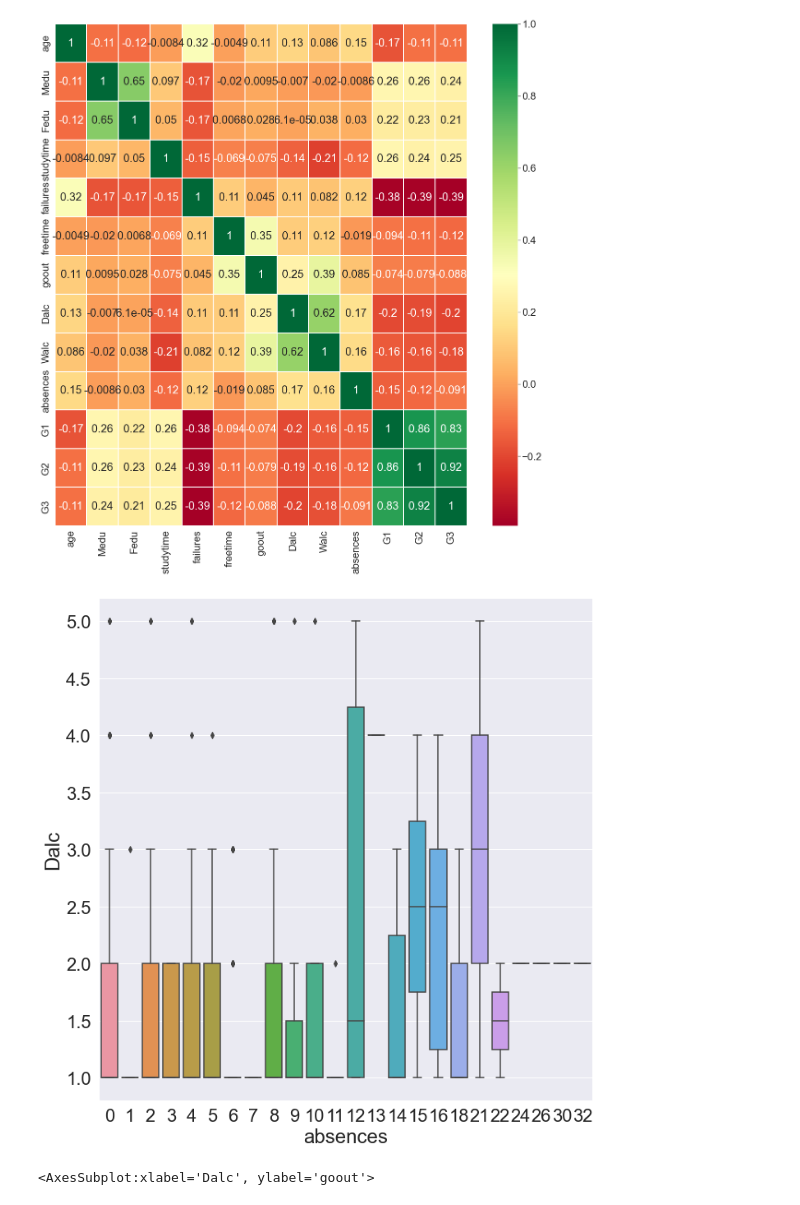
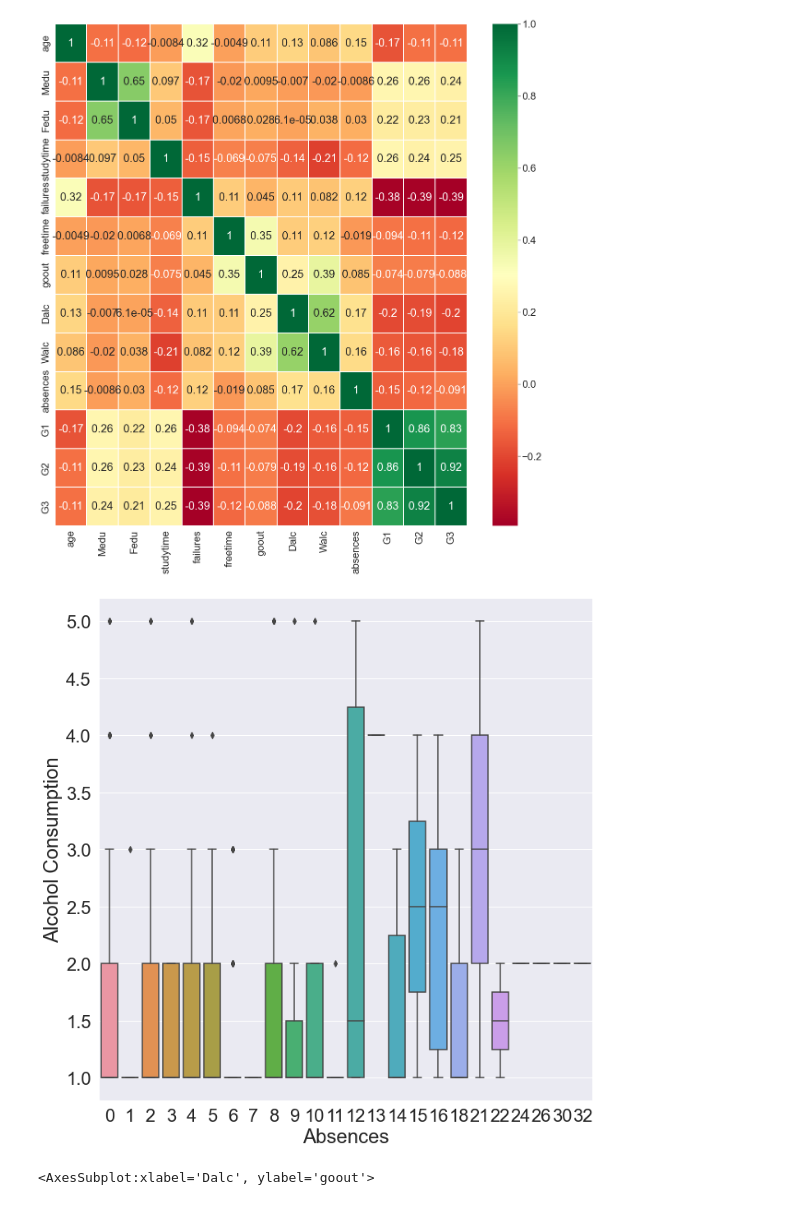
Before and after one commit to GabrielSolomonHolland/data-science-final, a Jupyter notebook: data-science-final.ipynb, the cells around one changed output. Cells and saved outputs as stored; diff of their text form; code cells hidden in the pictures.

```diff
--- a/data-science-final.ipynb
+++ b/data-science-final.ipynb
@@ -611,16 +611,19 @@ plt.savefig('correlation_heatmap.png')
 # %%
 #scatter plot
 # "age","Medu","Fedu","studytime","freetime","goout","Dalc","Walc","absences"
 sns.set(style="darkgrid",rc = {'figure.figsize':(20,20)},font_scale=2)
 
 
 #cat plot
-sns.catplot(x="absences", y="Dalc", data=working_df, kind="box", height=10)
+fig = sns.catplot(x="absences", y="Dalc", data=working_df, kind="box", height=10)
+
+#label axis Absences and Alchohol Consumption
+fig.set(xlabel='Absences', ylabel='Alcohol Consumption')
 
 #save as png
 plt.savefig('absences_boxplot.png')
 # %% [output]
-[figure, old version]
+[figure, new version]
 # %%
 #sns bar plot of medu, fedu, studytime, goout
 sns.set(style="darkgrid",rc = {'figure.figsize':(20,20)},font_scale=2)
```
Also changed, not shown: parts of 4 cells of this notebook, 6 other files.
